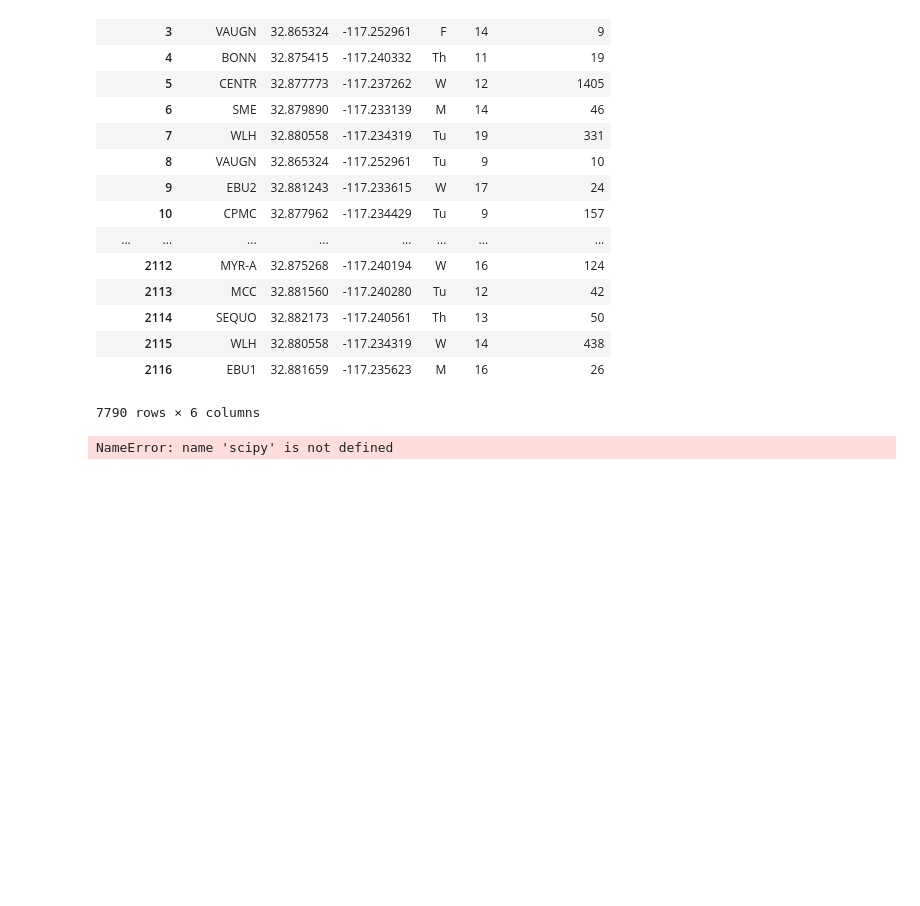
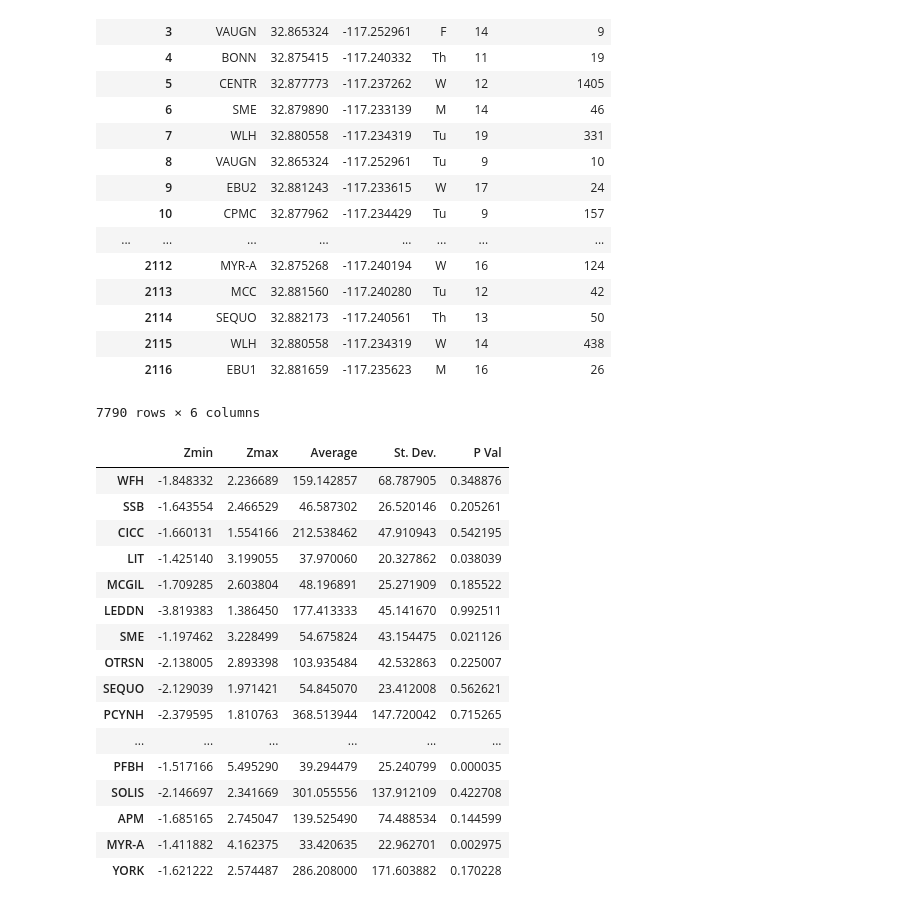
Before and after one commit to Albert-Guan/ECE180-Team2, a Jupyter notebook: visualization_pb/BuildingStatisticsGraph.ipynb, the cells around one changed output. Drawn from its saved outputs; the diff is of its cells as text; code cells hidden in the pictures; blank space fills up the shorter version.

```diff
--- a/visualization_pb/BuildingStatisticsGraph.ipynb
+++ b/visualization_pb/BuildingStatisticsGraph.ipynb
@@ -57,31 +57,47 @@ quarters_grouped = quarters_pd.groupby("building_tag")
 # %%
 # now remove the buildings whose average number of students is too low (outliers)
 dat_tupled = list()
 z_dict = dict()
 for groups in quarters_grouped.groups:
     curr_avg = quarters_grouped.get_group(groups).students_number.mean()
     if curr_avg >= MIN_STU_AVG and groups not in IGNORE_LIST:            # if average not above threshold don't use it
         curr_std = quarters_grouped.get_group(groups).students_number.std()
         dat = quarters_grouped.get_group(groups).students_number
         dat_tupled.append((groups, curr_avg, curr_std, dat))
 
         # now evalute z scores and append to dictionary
         z_scores=(quarters_grouped.get_group(groups).students_number-curr_avg)/curr_std
-        p_values = scipy.stats.norm.sf(min(z_scores)+max(z_scores))
+        p_values = stats.norm.sf(min(z_scores)+max(z_scores))
         z_dict.setdefault(groups, [min(z_scores), max(z_scores), curr_avg, curr_std, p_values  ])
 
 # sort resultant data
 dat_tupled = sorted(dat_tupled, key=lambda x:x[1], reverse=True)
 
 # unzips tuples made above for possible future usage
 labels, averages, stdevs, dats= zip(*dat_tupled)
 
 # makes Z value range dictionary neater
 z_ranges = pd.DataFrame.from_dict(z_dict, orient='index')
-z_ranges.columns = ['Zmin', 'Zmax']
+z_ranges.columns = ['Zmin', 'Zmax', 'Average', 'St. Dev.', 'P Val']
 z_ranges
 # %% [output]
-NameError: name 'scipy' is not defined
+|  | Zmin | Zmax | Average | St. Dev. | P Val |
+| WFH | -1.848332 | 2.236689 | 159.142857 | 68.787905 | 0.348876 |
+| SSB | -1.643554 | 2.466529 | 46.587302 | 26.520146 | 0.205261 |
+| CICC | -1.660131 | 1.554166 | 212.538462 | 47.910943 | 0.542195 |
+| LIT | -1.425140 | 3.199055 | 37.970060 | 20.327862 | 0.038039 |
+| MCGIL | -1.709285 | 2.603804 | 48.196891 | 25.271909 | 0.185522 |
+| LEDDN | -3.819383 | 1.386450 | 177.413333 | 45.141670 | 0.992511 |
+| SME | -1.197462 | 3.228499 | 54.675824 | 43.154475 | 0.021126 |
+| OTRSN | -2.138005 | 2.893398 | 103.935484 | 42.532863 | 0.225007 |
+| SEQUO | -2.129039 | 1.971421 | 54.845070 | 23.412008 | 0.562621 |
+| PCYNH | -2.379595 | 1.810763 | 368.513944 | 147.720042 | 0.715265 |
+| ... | ... | ... | ... | ... | ... |
+| PFBH | -1.517166 | 5.495290 | 39.294479 | 25.240799 | 0.000035 |
+| SOLIS | -2.146697 | 2.341669 | 301.055556 | 137.912109 | 0.422708 |
+| APM | -1.685165 | 2.745047 | 139.525490 | 74.488534 | 0.144599 |
+| MYR-A | -1.411882 | 4.162375 | 33.420635 | 22.962701 | 0.002975 |
+| YORK | -1.621222 | 2.574487 | 286.208000 | 171.603882 | 0.170228 |
 # %%
 # customization elements
 medianprops = dict(linestyle='-.', linewidth=2.5, color='darkmagenta')
```
